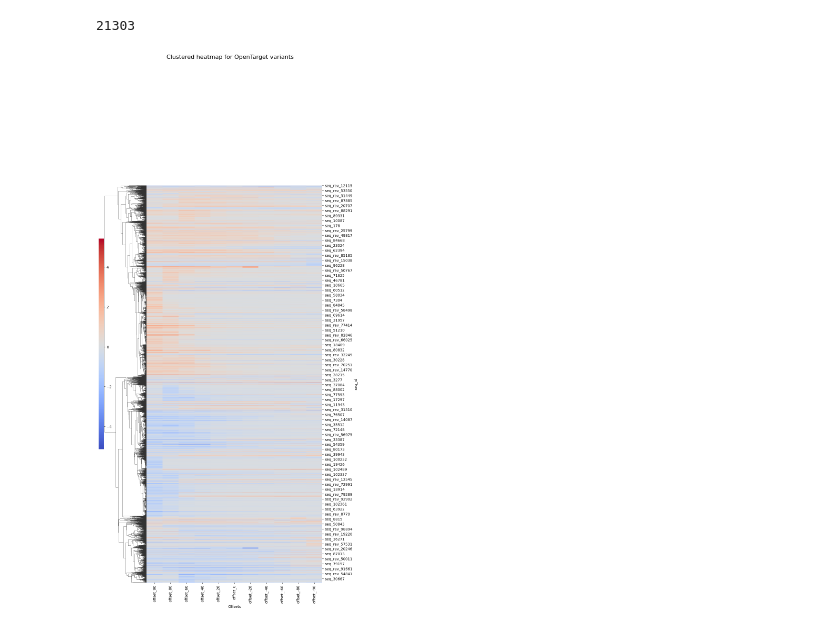
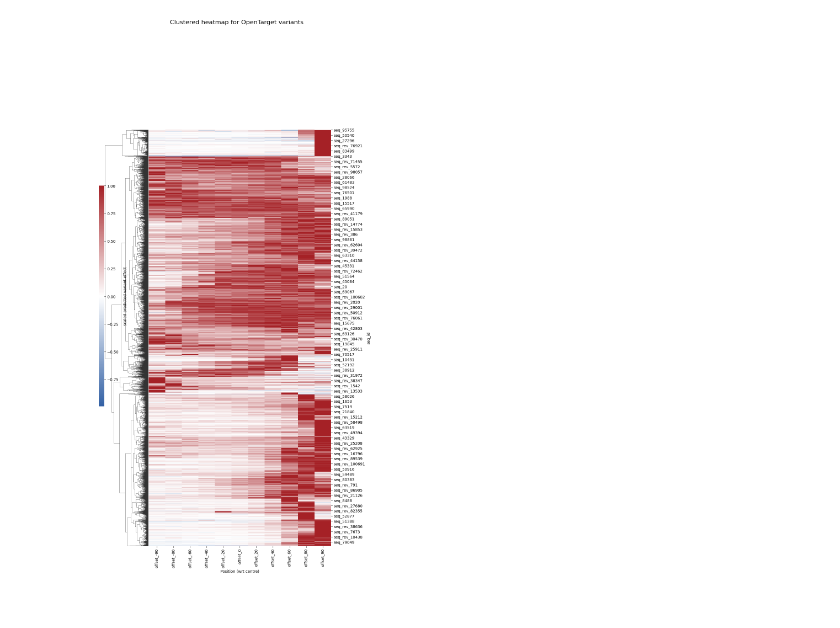
Before and after one commit to de-Boer-Lab/position-mpra, a Jupyter notebook: src/cluster_variant_effects/cluster.ipynb, the cells around one changed output. Saved outputs shown, nothing was run; the diff lists cells and outputs as text; code cells hidden in the pictures.

Commit message:
added clustering

```diff
--- a/src/cluster_variant_effects/cluster.ipynb
+++ b/src/cluster_variant_effects/cluster.ipynb
@@ -29,8 +32,8 @@ forward["strand"] = "forward"
 reverse["strand"] = "reverse"
 combined = pd.concat([forward, reverse], ignore_index=True)
 offset_cols = [col for col in combined.columns if col.startswith("offset_")]
-# filtered = combined[combined[offset_cols].apply(
-#     lambda row: (row > 0.15).any() or (row < -0.15).any(), axis=1)]
-filtered = combined
+filtered = combined[combined[offset_cols].apply(
+    lambda row: (row > 0.50).any() or (row < -0.50).any(), axis=1)]
+
 print(len(filtered))
 # %% [output]
@@ -71,9 +40,0 @@ Explained variance (first few PCs): [0.80209495 0.08750667 0.04234044 0.02011286
-# %%
-# Identify offset columns again (just to be safe)
-offset_cols = [col for col in combined.columns if col.startswith("offset_")]
-
-# Add threshold column: check if *all* variant effects are within [-0.25, 0.25]
-combined["var_threshold"] = combined[offset_cols].apply(
-    lambda row: "Low effect (within ±0.25)" if row.abs().le(0.25).any() else "High effect (outside ±0.25)",
-    axis=1
-)
@@ -225,0 +50,3 @@ plt.show()
+# %%
+filtered[offset_cols] = filtered[offset_cols].apply(lambda row: row / row.loc[row.abs().idxmax()], axis=1)
+filtered.head(2)
@@ -226,35 +62,38 @@ plt.show()
 # %%
-import pandas as pd
 import seaborn as sns
 import matplotlib.pyplot as plt
+from matplotlib.colors import LinearSegmentedColormap
 
-offset_cols = [col for col in combined.columns if col.startswith('offset_')]
 
-filtered = combined[combined[offset_cols].apply(
-    lambda row: (row > 0.5).any() or (row < -0.5).any(), axis=1)]
+# new_offset_cols = sorted(renamed_cols.values(), key=lambda x: int(x.split('_')[1]))
+new_offset_cols = sorted(offset_cols, key=lambda x: int(x.split('_')[1]))
 
-print(len(filtered))
-heatmap_data = filtered[offset_cols]
+heatmap_data = filtered[new_offset_cols]
 heatmap_data.index = filtered['seq_id']
+
+colors = ['#3361A5', '#ffffff', '#A52126']
+
+cmap = LinearSegmentedColormap.from_list('custom_red_black_blue', colors, N=256)
 
 g = sns.clustermap(
     heatmap_data,
-    cmap='coolwarm',
-    metric='correlation',
-    method='average',
+    cmap=cmap,
+    metric='euclidean',
+    method='complete',
     figsize=(10,20),
     annot=False,
     col_cluster=False,
     z_score=None,
     standard_scale=None
 )
 
 g.cax.set_position([0, .3, .02, .4])
-g.ax_heatmap.set_xlabel("Offsets")
+g.cax.set_ylabel("scaled predicted variant effect", rotation=90, labelpad=12)
+
+g.ax_heatmap.set_xlabel("Position (wrt centre)")
 g.ax_heatmap.set_ylabel("seq_id")
-g.fig.suptitle("Clustered heatmap for OpenTarget variants", y=0, fontsize=16, ha='center')
-
+g.fig.suptitle("Clustered heatmap for OpenTarget variants", y=1.001, fontsize=16, ha='center')
+plt.savefig("/scratch/st-cdeboer-1/sambina/position_mpra/outputs/cluster/heatmap_OT.svg", format="svg")
 plt.show()
 # %% [output]
-21303
-[figure, old version]
+[figure, new version]
```
Also changed, not shown: parts of 16 cells of this notebook, 1 other file.
